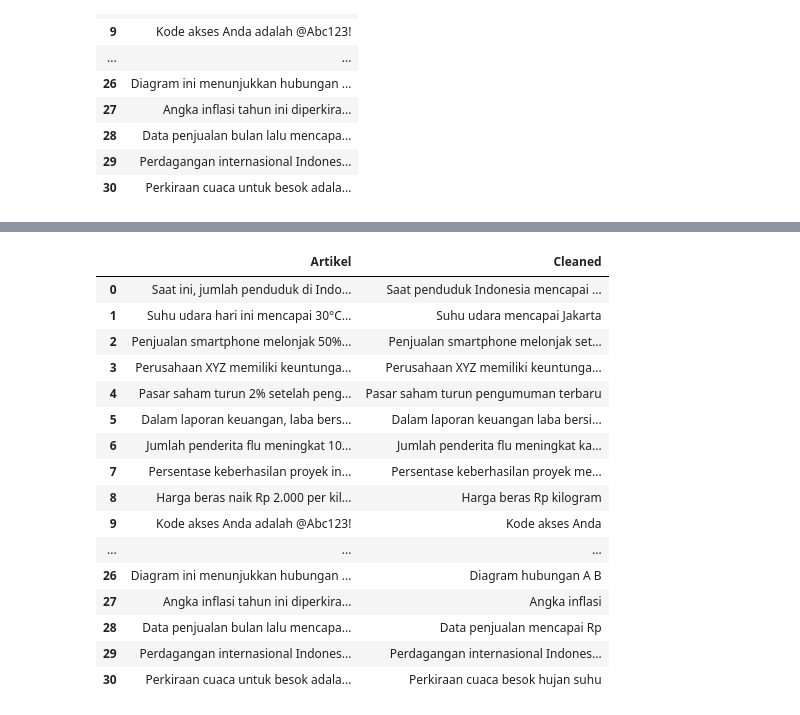
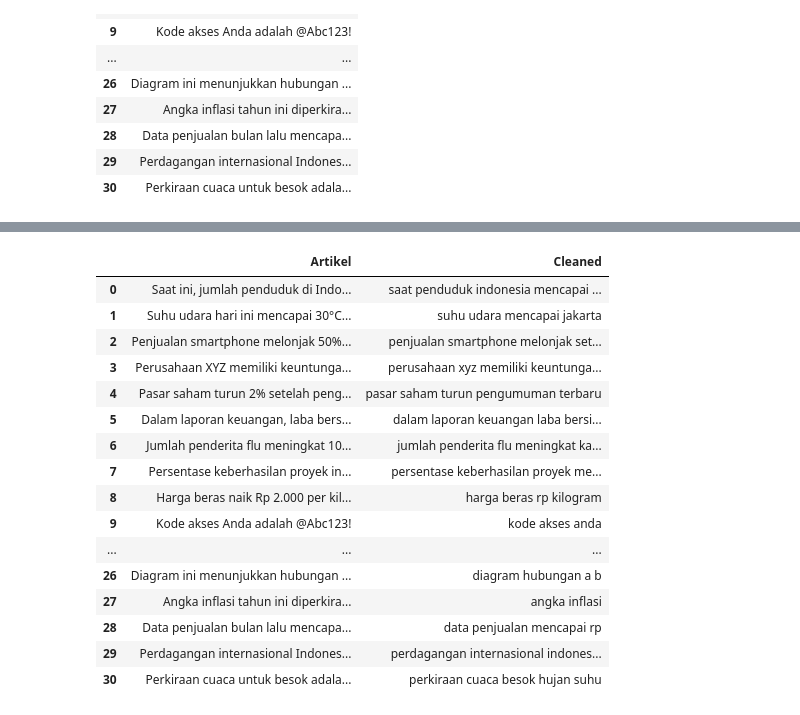
Before and after one commit to m-rachman/NGC-NLP, a Jupyter notebook: solutions.ipynb, the cells around one changed output, grey strips where cells are left out. Cells and saved outputs as stored; diff of their text form; code cells hidden in the pictures.

```diff
--- a/solutions.ipynb
+++ b/solutions.ipynb
@@ -93,34 +93,40 @@ True
 # %%
 # Tokenize the words in each article
 df['Tokens'] = df['Artikel'].apply(lambda x: word_tokenize(x))
+
+# remove whitespce
+df['Tokens'] = df['Tokens'].apply(lambda x: [word.strip() for word in x ])
 
 # Remove stopwords, numeric, symbolic, and meaningless words
 stop_words = set(stopwords.words('indonesian'))
 df['Cleaned'] = df['Tokens'].apply(lambda x: [word for word in x if word.isalpha() and word not in stop_words])
 
 # Convert the cleaned tokens back to a string
 df['Cleaned'] = df['Cleaned'].apply(lambda x: ' '.join(x))
 
+# lower the document
+df['Cleaned'] = df['Cleaned'].str.lower()
+
 # Drop the unnecessary columns
 df = df.drop(['Tokens'], axis=1)
 
 # Print the cleaned dataframe
 df
 # %% [output]
 |  | Artikel | Cleaned |
-| 0 | Saat ini, jumlah penduduk di Indo... | Saat penduduk Indonesia mencapai ... |
-| 1 | Suhu udara hari ini mencapai 30°C... | Suhu udara mencapai Jakarta |
-| 2 | Penjualan smartphone melonjak 50%... | Penjualan smartphone melonjak set... |
-| 3 | Perusahaan XYZ memiliki keuntunga... | Perusahaan XYZ memiliki keuntunga... |
-| 4 | Pasar saham turun 2% setelah peng... | Pasar saham turun pengumuman terbaru |
-| 5 | Dalam laporan keuangan, laba bers... | Dalam laporan keuangan laba bersi... |
-| 6 | Jumlah penderita flu meningkat 10... | Jumlah penderita flu meningkat ka... |
-| 7 | Persentase keberhasilan proyek in... | Persentase keberhasilan proyek me... |
-| 8 | Harga beras naik Rp 2.000 per kil... | Harga beras Rp kilogram |
-| 9 | Kode akses Anda adalah @Abc123! | Kode akses Anda |
+| 0 | Saat ini, jumlah penduduk di Indo... | saat penduduk indonesia mencapai ... |
+| 1 | Suhu udara hari ini mencapai 30°C... | suhu udara mencapai jakarta |
+| 2 | Penjualan smartphone melonjak 50%... | penjualan smartphone melonjak set... |
+| 3 | Perusahaan XYZ memiliki keuntunga... | perusahaan xyz memiliki keuntunga... |
+| 4 | Pasar saham turun 2% setelah peng... | pasar saham turun pengumuman terbaru |
+| 5 | Dalam laporan keuangan, laba bers... | dalam laporan keuangan laba bersi... |
+| 6 | Jumlah penderita flu meningkat 10... | jumlah penderita flu meningkat ka... |
+| 7 | Persentase keberhasilan proyek in... | persentase keberhasilan proyek me... |
+| 8 | Harga beras naik Rp 2.000 per kil... | harga beras rp kilogram |
+| 9 | Kode akses Anda adalah @Abc123! | kode akses anda |
 | ... | ... | ... |
-| 26 | Diagram ini menunjukkan hubungan ... | Diagram hubungan A B |
-| 27 | Angka inflasi tahun ini diperkira... | Angka inflasi |
-| 28 | Data penjualan bulan lalu mencapa... | Data penjualan mencapai Rp |
-| 29 | Perdagangan internasional Indones... | Perdagangan internasional Indones... |
-| 30 | Perkiraan cuaca untuk besok adala... | Perkiraan cuaca besok hujan suhu |
+| 26 | Diagram ini menunjukkan hubungan ... | diagram hubungan a b |
+| 27 | Angka inflasi tahun ini diperkira... | angka inflasi |
+| 28 | Data penjualan bulan lalu mencapa... | data penjualan mencapai rp |
+| 29 | Perdagangan internasional Indones... | perdagangan internasional indones... |
+| 30 | Perkiraan cuaca untuk besok adala... | perkiraan cuaca besok hujan suhu |
```
Also changed, not shown: parts of 1 cell of this notebook.
